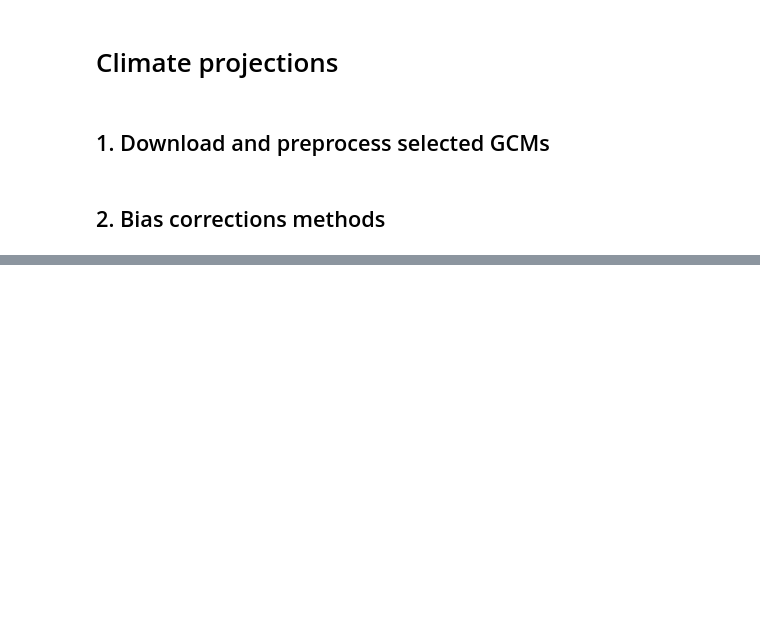
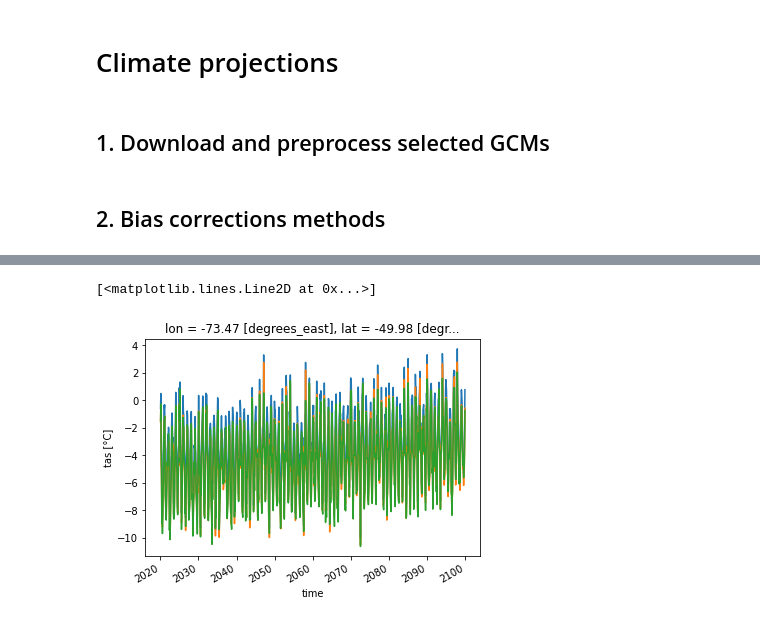
Before and after one commit to rodaguayo/Glacier_Uncertainties, a Jupyter notebook: Climate_projections.ipynb, the cells around one changed output, grey strips where cells are left out. Cells and saved outputs as stored; diff of their text form; code cells hidden in the pictures; blank space fills up the shorter version.

```diff
--- a/Climate_projections.ipynb
+++ b/Climate_projections.ipynb
@@ -181,0 +190,7 @@ for file_id in tqdm(climate):
+# %%
+t2m_model_ssp_bc.sel(lat = -50,  method='nearest').sel(lon = -73.5,  method='nearest').plot()
+xr.open_dataset("/home/rooda/OGGM_results/Future_climate_bc/T2M_ERA5_NorESM2-MM_ssp585_MVA.nc").tas.sel(lat = -50,  method='nearest').sel(lon = -73.5,  method='nearest').plot()
+xr.open_dataset("/home/rooda/OGGM_results/Future_climate_bc/T2M_ERA5_NorESM2-MM_ssp585_DQM.nc").tas.sel(lat = -50,  method='nearest').sel(lon = -73.5,  method='nearest').plot()
+# %% [output]
+[<matplotlib.lines.Line2D at 0x...>]
+[figure, added]
```
Also changed, not shown: parts of 4 cells of this notebook.
